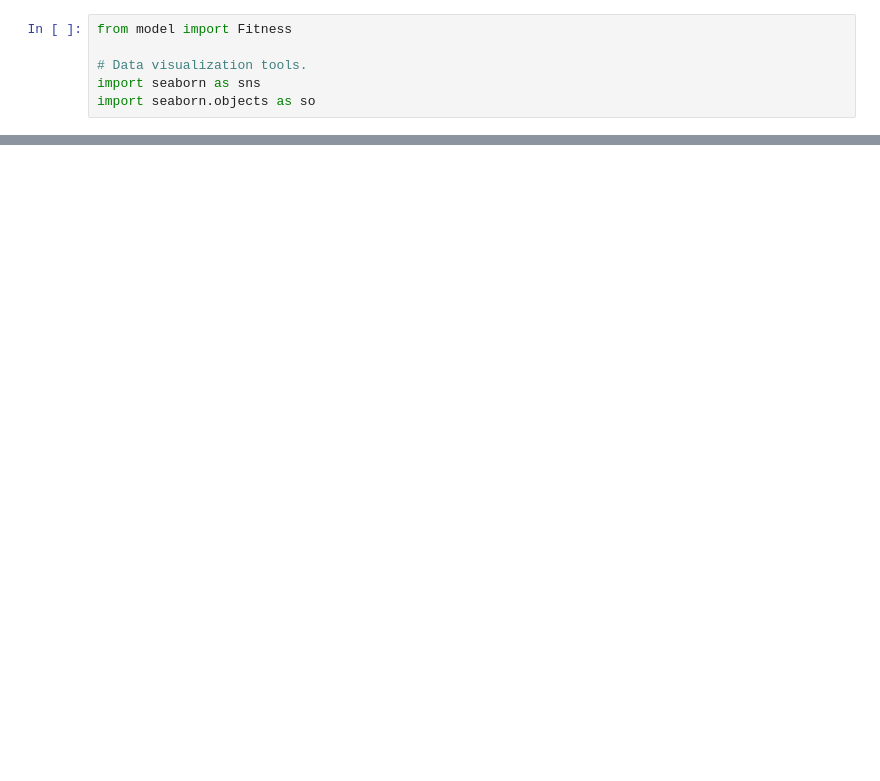
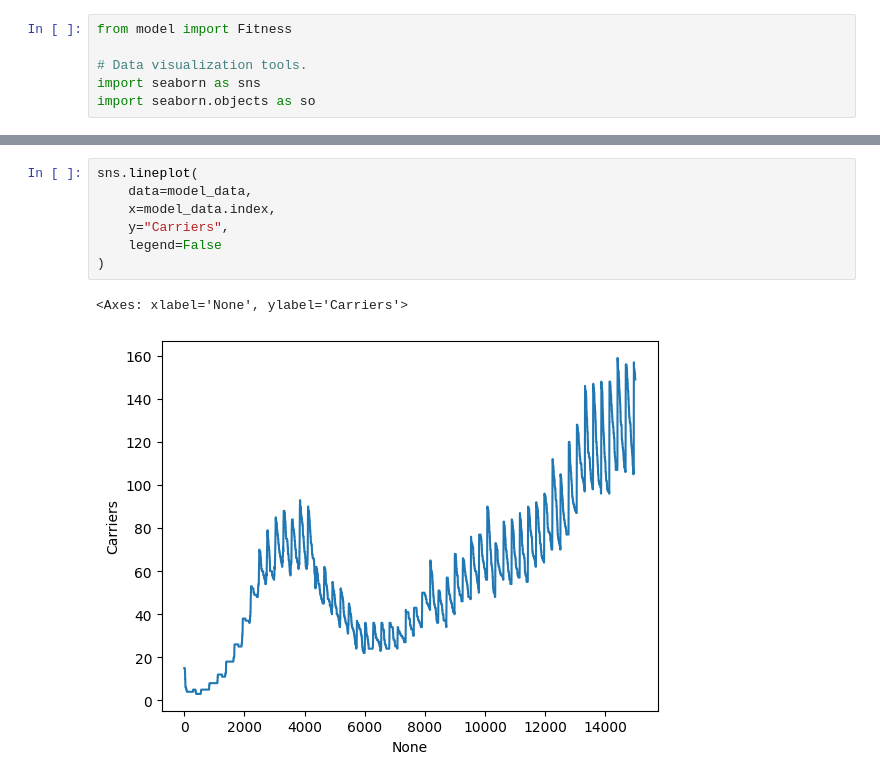
Before and after one commit to bytang/reproductive-strategies, a Jupyter notebook: doodles.ipynb, the cells around one changed output, grey strips where cells are left out. Cells and saved outputs as stored; diff of their text form; blank space fills up the shorter version.

```diff
--- a/doodles.ipynb
+++ b/doodles.ipynb
@@ -77,0 +80,10 @@ sns.lineplot(
+# %%
+sns.lineplot(
+    data=model_data,
+    x=model_data.index,
+    y="Carriers",
+    legend=False
+)
+# %% [output]
+<Axes: xlabel='None', ylabel='Carriers'>
+[figure, added]
```
Also changed, not shown: parts of 8 cells of this notebook.
